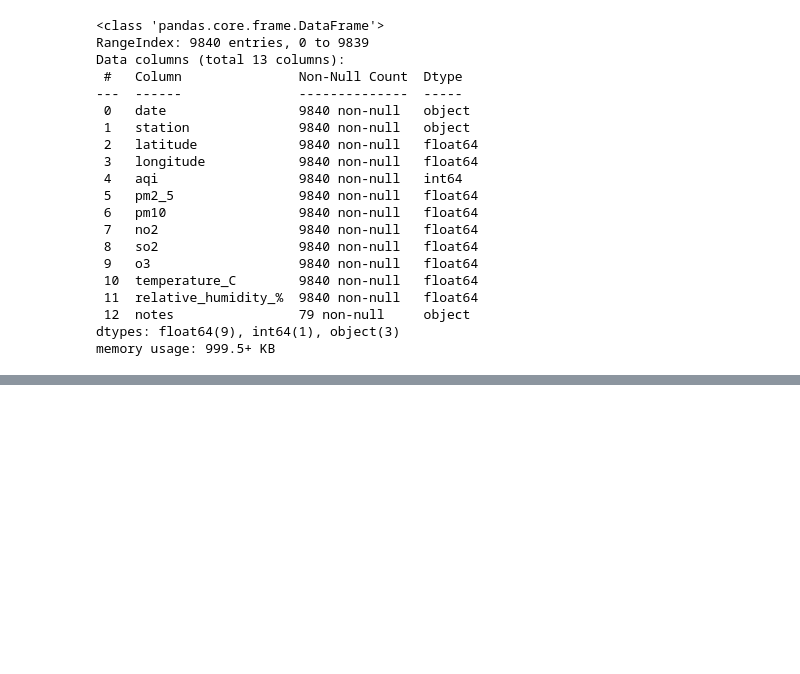
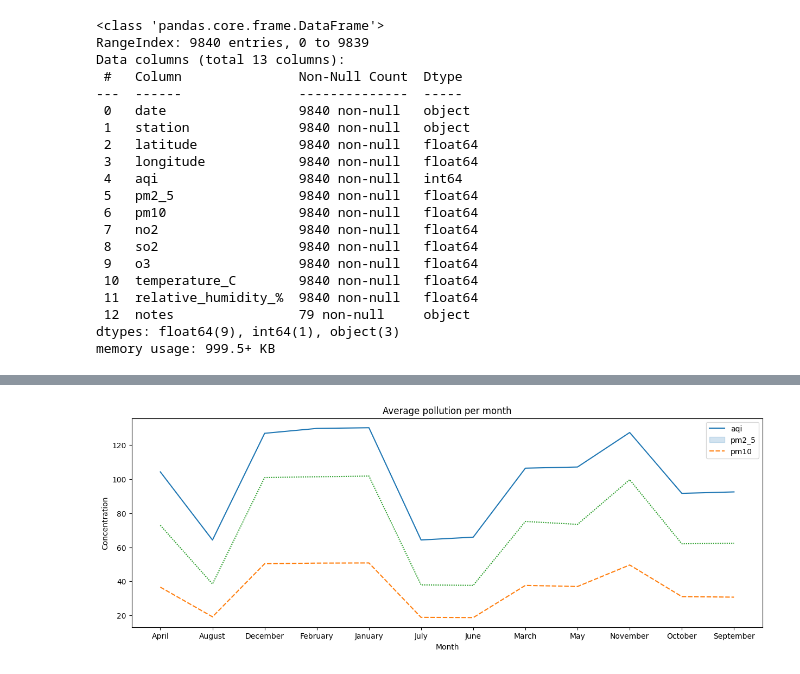
Before and after one commit to shawinCreates/Dhulo-Watch, a Jupyter notebook: notebooks/EDA.ipynb, the cells around one changed output, grey strips where cells are left out. Saved outputs shown, nothing was run; the diff lists cells and outputs as text; code cells hidden in the pictures; blank space fills up the shorter version.

Commit message:
monthly analysis

```diff
--- a/notebooks/EDA.ipynb
+++ b/notebooks/EDA.ipynb
@@ -37,0 +61,30 @@ memory usage: 999.5+ KB
+# %%
+dataset['date'] = pd.to_datetime(dataset['date'])
+dataset['Year'] = dataset['date'].dt.year
+dataset['Month'] = dataset['date'].dt.month_name()
+dataset['Day'] = dataset['date'].dt.day
+dataset['dayofweek'] = dataset['date'].dt.day_name()
+# %%
+def get_season(month):
+    if month in ['November', 'December', 'January']:
+        return "Winter"
+    elif month in ['February', 'March', 'April']:
+        return "Pre-Monsoon"
+    elif month in ['May', 'June', 'July', 'August']:
+        return "Monsoon"
+    else:
+        return "Festivals"
+# %%
+dataset['Season'] = dataset['Month'].apply(get_season)
+# %%
+monthly_avg_pollutants = dataset.groupby('Month')[['aqi', 'pm2_5', 'pm10']].mean()
+# %%
+plt.figure(figsize=(15,5))
+sns.lineplot(monthly_avg_pollutants)
+plt.title("Average pollution per month")
+plt.xlabel("Month")
+plt.ylabel("Concentration")
+plt.legend(monthly_avg_pollutants.columns)
+plt.show()
+# %% [output]
+[figure, added]
```
Also changed, not shown: parts of 6 cells of this notebook, 2 other files.
